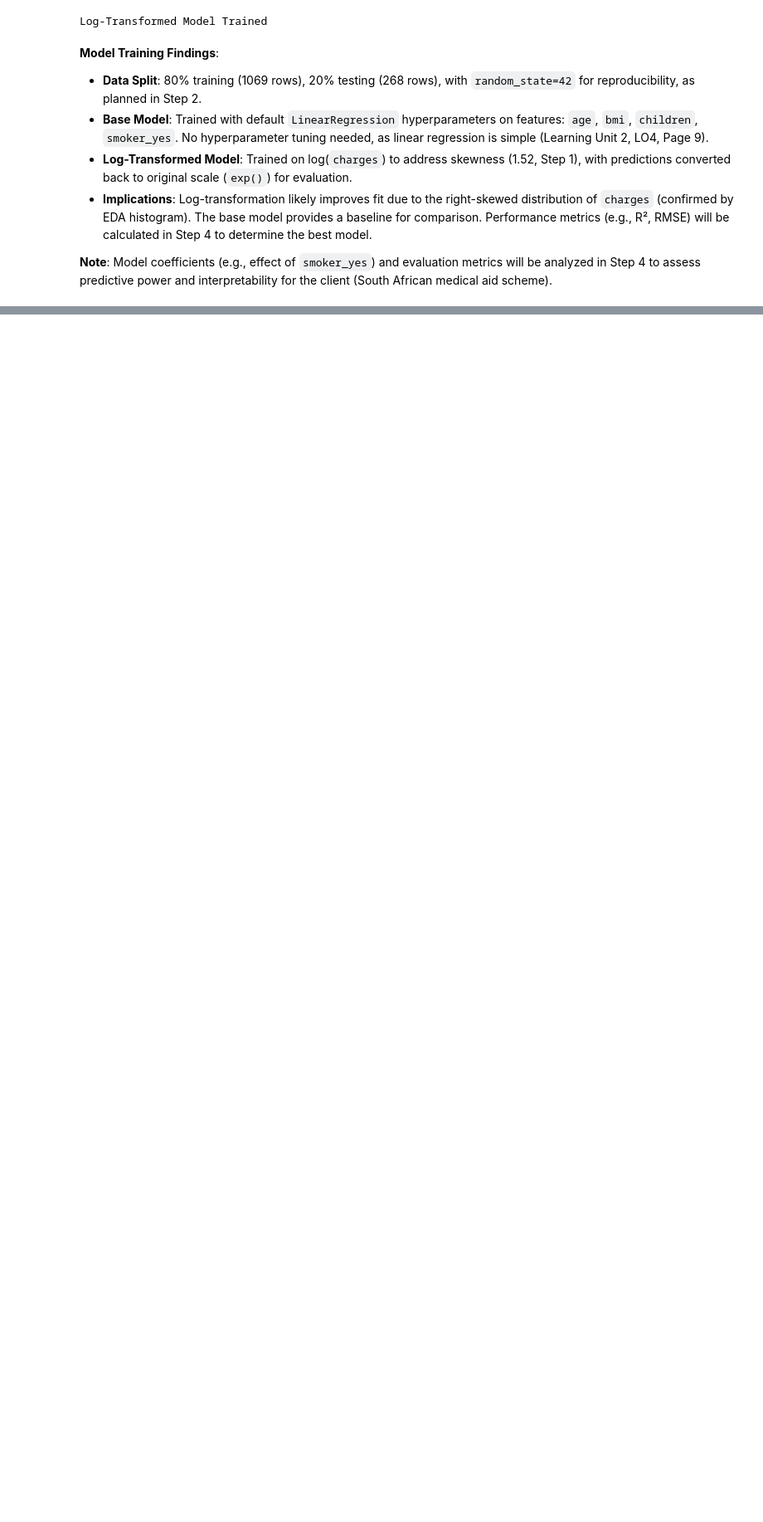
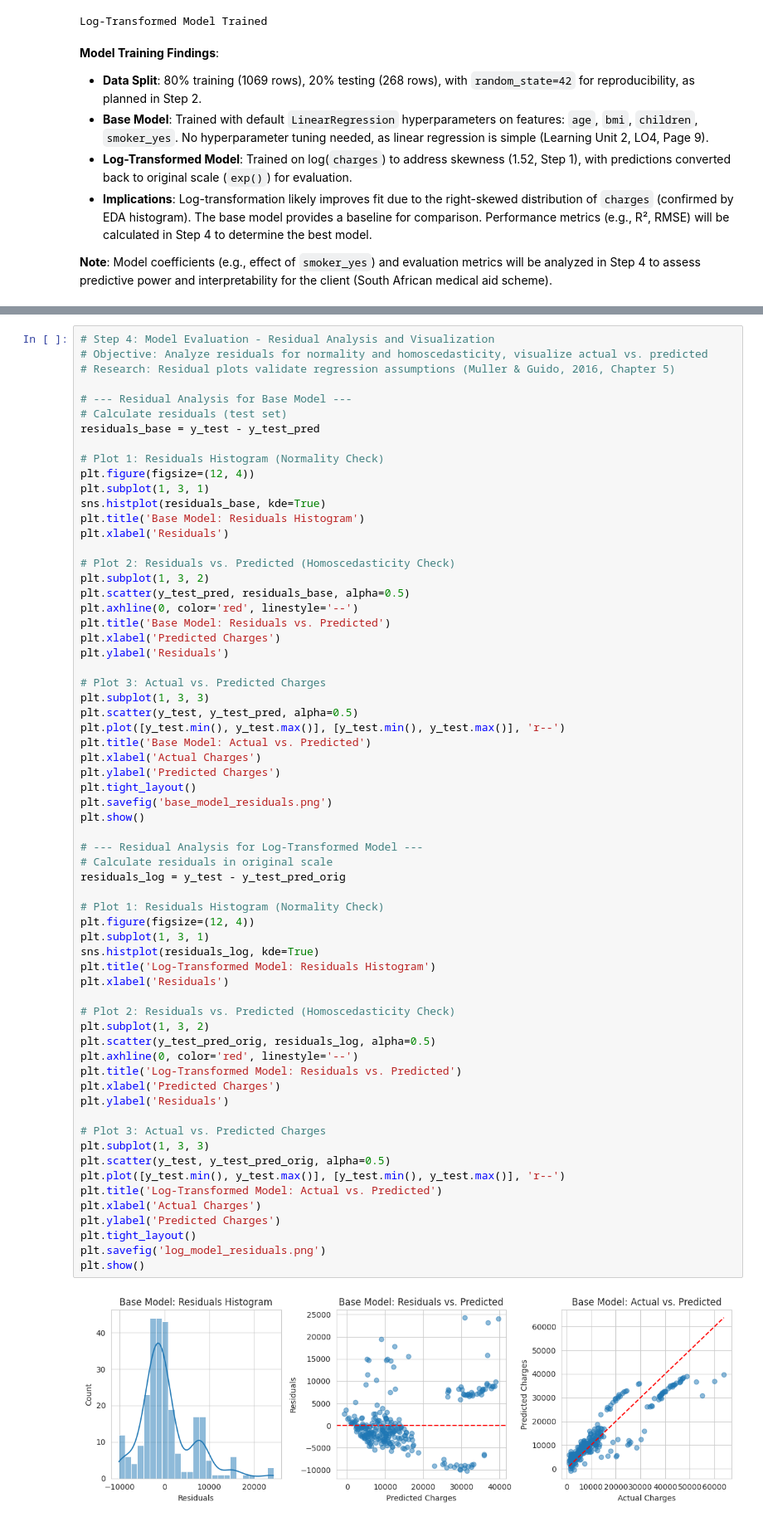
Before and after one commit to TeenieFakir/PDAN8411_POE, a Jupyter notebook: poe_part1.ipynb, the cells around one changed output, grey strips where cells are left out. Shown: that part at 83% size. Saved outputs shown, nothing was run; the diff lists cells and outputs as text; blank space fills up the shorter version.

Commit message:
Step 4 completed with model evaluation for POE Part 1

```diff
--- a/poe_part1.ipynb
+++ b/poe_part1.ipynb
@@ -577,0 +682,66 @@ Log-Transformed Model Trained
+# %%
+# Step 4: Model Evaluation - Residual Analysis and Visualization
+# Objective: Analyze residuals for normality and homoscedasticity, visualize actual vs. predicted
+# Research: Residual plots validate regression assumptions (Muller & Guido, 2016, Chapter 5)
+
+# --- Residual Analysis for Base Model ---
+# Calculate residuals (test set)
+residuals_base = y_test - y_test_pred
+
+# Plot 1: Residuals Histogram (Normality Check)
+plt.figure(figsize=(12, 4))
+plt.subplot(1, 3, 1)
+sns.histplot(residuals_base, kde=True)
+plt.title('Base Model: Residuals Histogram')
+plt.xlabel('Residuals')
+
+# Plot 2: Residuals vs. Predicted (Homoscedasticity Check)
+plt.subplot(1, 3, 2)
+plt.scatter(y_test_pred, residuals_base, alpha=0.5)
+plt.axhline(0, color='red', linestyle='--')
+plt.title('Base Model: Residuals vs. Predicted')
+plt.xlabel('Predicted Charges')
+plt.ylabel('Residuals')
+
+# Plot 3: Actual vs. Predicted Charges
+plt.subplot(1, 3, 3)
+plt.scatter(y_test, y_test_pred, alpha=0.5)
+plt.plot([y_test.min(), y_test.max()], [y_test.min(), y_test.max()], 'r--')
+plt.title('Base Model: Actual vs. Predicted')
+plt.xlabel('Actual Charges')
+plt.ylabel('Predicted Charges')
+plt.tight_layout()
+plt.savefig('base_model_residuals.png')
+plt.show()
+
+# --- Residual Analysis for Log-Transformed Model ---
+# Calculate residuals in original scale
+residuals_log = y_test - y_test_pred_orig
+
+# Plot 1: Residuals Histogram (Normality Check)
+plt.figure(figsize=(12, 4))
+plt.subplot(1, 3, 1)
+sns.histplot(residuals_log, kde=True)
+plt.title('Log-Transformed Model: Residuals Histogram')
+plt.xlabel('Residuals')
+
+# Plot 2: Residuals vs. Predicted (Homoscedasticity Check)
+plt.subplot(1, 3, 2)
+plt.scatter(y_test_pred_orig, residuals_log, alpha=0.5)
+plt.axhline(0, color='red', linestyle='--')
+plt.title('Log-Transformed Model: Residuals vs. Predicted')
+plt.xlabel('Predicted Charges')
+plt.ylabel('Residuals')
+
+# Plot 3: Actual vs. Predicted Charges
+plt.subplot(1, 3, 3)
+plt.scatter(y_test, y_test_pred_orig, alpha=0.5)
+plt.plot([y_test.min(), y_test.max()], [y_test.min(), y_test.max()], 'r--')
+plt.title('Log-Transformed Model: Actual vs. Predicted')
+plt.xlabel('Actual Charges')
+plt.ylabel('Predicted Charges')
+plt.tight_layout()
+plt.savefig('log_model_residuals.png')
+plt.show()
+# %% [output]
+[figure, added]
```
Also changed, not shown: parts of 5 cells of this notebook, 2 other files.
